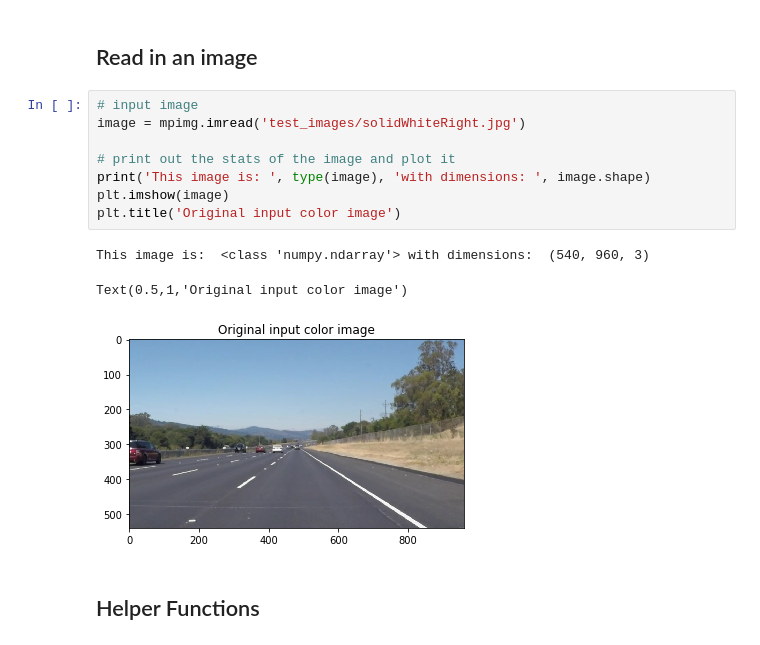
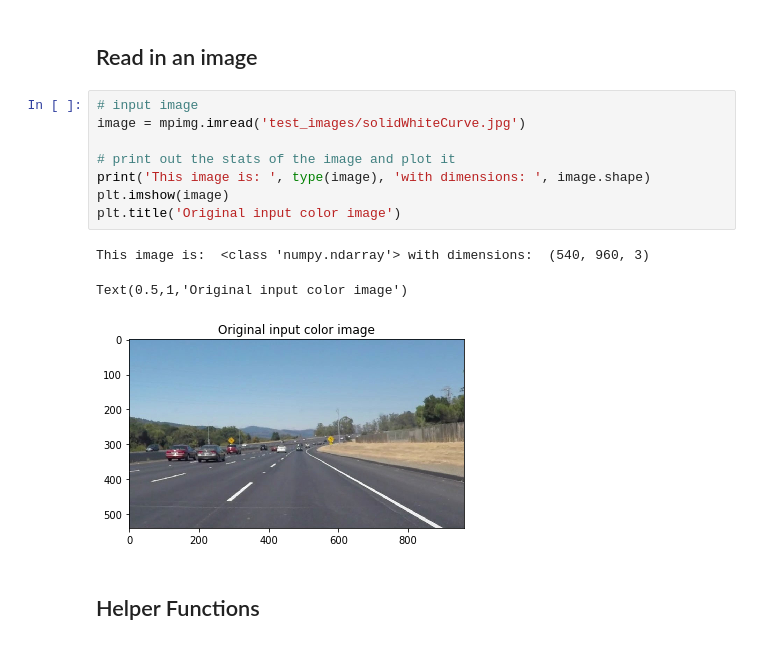
Before and after one commit to aravindk2604/P1_Lane_Lines, a Jupyter notebook: aravind.ipynb, the cells around one changed output. Cells and saved outputs as stored; diff of their text form.

```diff
--- a/aravind.ipynb
+++ b/aravind.ipynb
@@ -15,16 +15,16 @@ import cv2
 ## Read in an image
 # %%
 # input image
-image = mpimg.imread('test_images/solidWhiteRight.jpg')
+image = mpimg.imread('test_images/solidWhiteCurve.jpg')
 
 # print out the stats of the image and plot it
 print('This image is: ', type(image), 'with dimensions: ', image.shape)
 plt.imshow(image)
 plt.title('Original input color image')
 # %% [output]
 This image is:  <class 'numpy.ndarray'> with dimensions:  (540, 960, 3)
 Text(0.5,1,'Original input color image')
-[figure, old version]
+[figure, new version]
 # %% [markdown]
 ## Helper Functions
 # %%
```
Also changed, not shown: parts of 10 cells of this notebook, 6 other files.
